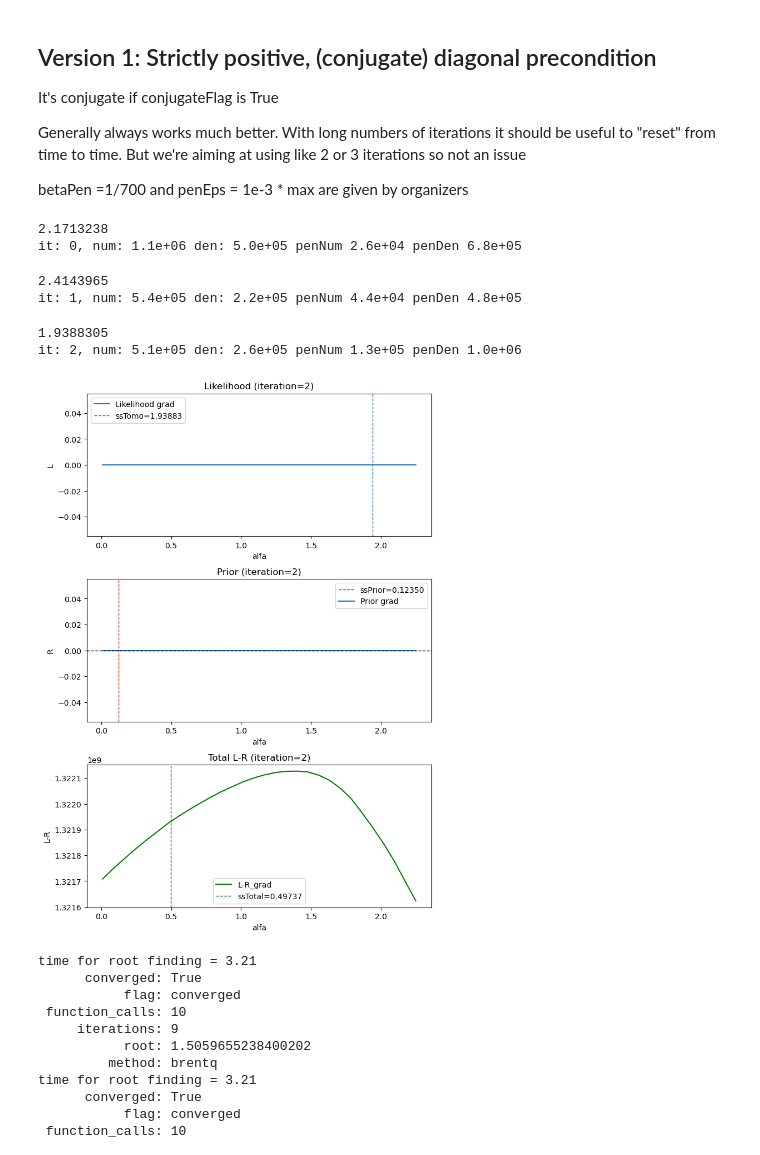
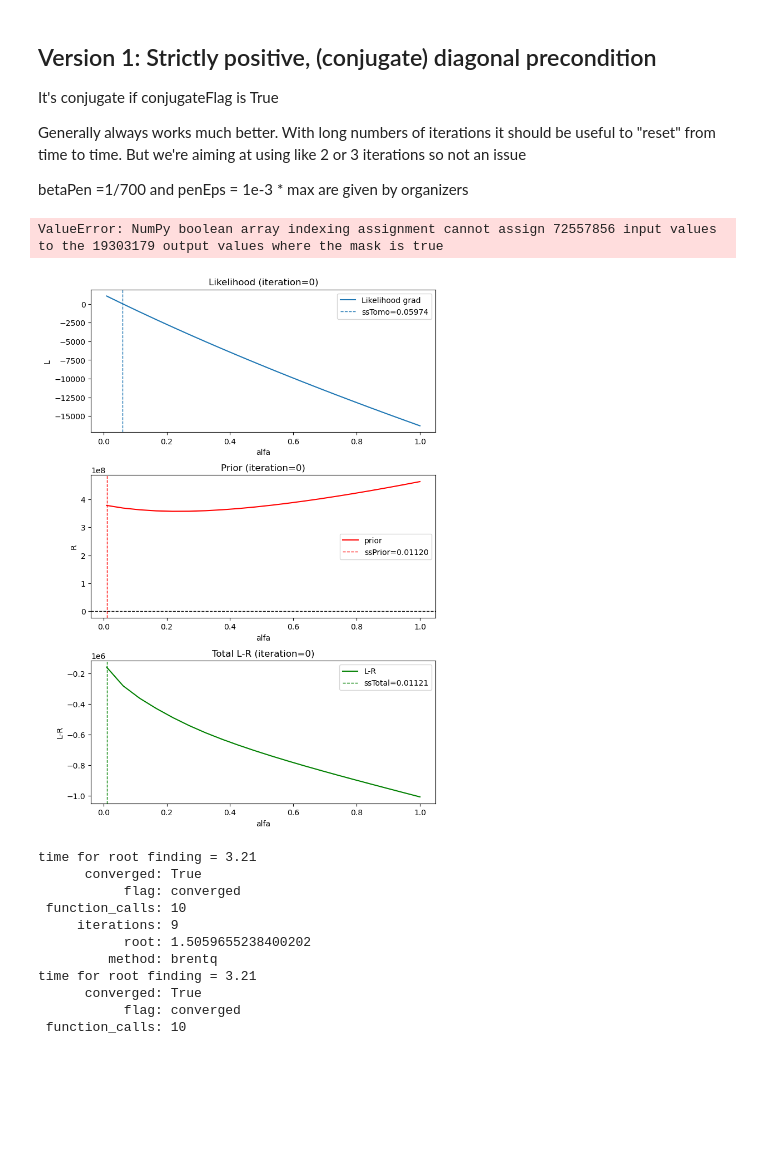
Before and after one commit to SyneRBI/PETRIC-Tomo-Unimib, a Jupyter notebook: Matteo_test.ipynb, the cells around one changed output. Saved outputs shown, nothing was run; the diff lists cells and outputs as text; code cells hidden in the pictures; blank space fills up the shorter version.

Commit message:
working only on Hoffman_dataset

```diff
--- a/Matteo_test.ipynb
+++ b/Matteo_test.ipynb
@@ -14,7 +14,7 @@ import scipy.ndimage as ndi # used to do some processing on the images
 STIR.AcquisitionData.set_storage_scheme('memory')
 # %%
 # path of the folder containing all the needed input data
-data_path = '/mnt/share/petric/NeuroLF_Hoffman_Dataset'
+data_path = '/mnt/share/petric/Siemens_mMR_ACR'
 # %%
 STIR.set_verbosity(1)
 # %% [markdown]
@@ -182,14 +182,19 @@ Generally always works much better. With long numbers of iterations it should be
 
 betaPen =1/700 and penEps = 1e-3 * max are given by organizers
 # %%
-from scipy.optimize import minimize
 
+L_eps=0.0000000001
 #@njit
 def L(alfa,y,y_bar,fp_sdir):
 
-    #y_bar_next=np.abs(y_bar+alfa*fp_sdir) +0.0001
+
     y_bar_next               =  y_bar+alfa*fp_sdir
-    y_bar_next[y_bar_next<=0]=0.1
+    #y_bar_next=np.abs(y_bar_next) +0.0001
+    #y_bar_next[y_bar_next<=0]=L_eps
+    b=addCorr.as_array().flatten()
+    y_bar_next[y_bar_next<b]=b
+
+
 
     return np.sum(y*np.log(y_bar_next) - y_bar_next)
 
@@ -234,11 +239,11 @@ def Fun(alfa,inpImm_,kappa_,eps_,pixS_,sdir,y,y_bar,fp_sdir):
 def L_grad(alfa,y,y_bar,fp_sdir):
 
 
-    #y_bar_next =np.abs(y_bar+alfa*fp_sdir)+0.0001
-
-    #NOT WORKING!!!
     y_bar_next               =  y_bar+alfa*fp_sdir
-    y_bar_next[y_bar_next<=0]=0.1
+    #y_bar_next=np.abs(y_bar_next) +0.0001
+    #y_bar_next[y_bar_next<=0]=L_eps
+    b=addCorr.as_array().flatten()
+    y_bar_next[y_bar_next<b]=b
 
     return np.sum( (y*fp_sdir)/(y_bar_next)-fp_sdir)
 
@@ -290,7 +295,7 @@ def Obj_grad (alfa,y,y_bar,fp_sdir, x_old,kappa_,eps_,pixS_,sdir):
 #PLOTTING
 image.fill(inpImage)
 acq_model.forward(image,out=fwdProj)
-nIt = 3
+nIt = 1
 conjugateFlag = True
 
 recItV_V1 = np.zeros((nIt+1,) + inpImage.shape)
@@ -303,8 +308,8 @@ gradI = image.get_uniform_copy(0)
 pGrad = image.get_uniform_copy(0)
 sDir = image.get_uniform_copy(0)
 
-sampling=30
-alfa= np.linspace(0.01,2.25 , sampling)
+sampling=20
+alfa= np.linspace(0.01,1 , sampling)
 L_values=np.zeros((nIt,sampling))
 L_grad_values=np.zeros((nIt,sampling))
 R_values=np.zeros((nIt,sampling))
@@ -338,12 +343,14 @@ for itIdx in range(nIt):
                 fPsDir.as_array().flatten())
 
 
+
         R_values[itIdx,i]= R(alfa[i],image.as_array(),\
                        kappa.as_array(),penEps,\
                        image.voxel_sizes(),\
                        sDir.as_array())
 
-        '''
+
+
         L_grad_values[itIdx,i]= L_grad(alfa[i],template.as_array().flatten(),\
                                         fwdProj.as_array().flatten(),\
                                         fPsDir.as_array().flatten())
@@ -352,7 +359,8 @@ for itIdx in range(nIt):
                        kappa.as_array(),penEps,\
                        image.voxel_sizes(),\
                        sDir.as_array())
-        '''
+
+
         LR_grad_values[itIdx,i]=Obj_grad(alfa[i],template.as_array().flatten(),\
                                         fwdProj.as_array().flatten(),\
                                         fPsDir.as_array().flatten(),\
@@ -360,6 +368,9 @@ for itIdx in range(nIt):
                                         kappa.as_array(),penEps,\
                                         image.voxel_sizes(),\
                                         sDir.as_array())
+
+
+
 
 
     #Tomo step size
@@ -391,12 +402,7 @@ for itIdx in range(nIt):
 
     recItV_V1[itIdx+1,:,:,:] = image.as_array()
 # %% [output]
-2.1713238
-it: 0, num: 1.1e+06 den: 5.0e+05 penNum 2.6e+04 penDen 6.8e+05
+ValueError: NumPy boolean array indexing assignment cannot assign 72557856 input values to the 19303179 output values where the mask is true
-2.4143965
-it: 1, num: 5.4e+05 den: 2.2e+05 penNum 4.4e+04 penDen 4.8e+05
-1.9388305
-it: 2, num: 5.1e+05 den: 2.6e+05 penNum 1.3e+05 penDen 1.0e+06
 # %%
 show_it=0
 # %%
@@ -413,38 +419,38 @@ axs[0].axvline(x=ssTomo_hist[show_it], linestyle='--', linewidth=1, label=f'ssTo
 axs[0].legend()
 axs[0].set_title(f'Likelihood (iteration={show_it})')
 #axs[0].set_xlim([1.4,1.55])
 #axs[0].set_ylim([-1e7,0.5e7])
 axs[0].set_xlabel('alfa')
 axs[0].set_ylabel('L')
 
 
 
-#axs[1].plot(alfa,R_values[show_it,:],color='red',label='prior')
+axs[1].plot(alfa,R_values[show_it,:],color='red',label='prior')
 axs[1].axvline(x=ssPrior_hist[show_it],color='red', linestyle='--', linewidth=1, label=f'ssPrior={ssPrior_hist[show_it]:.5f}')
 
-axs[1].plot(alfa,R_grad_values[show_it,:],label='Prior grad')
+#axs[1].plot(alfa,R_grad_values[show_it,:],label='Prior grad')
 axs[1].axhline(y=0, linestyle='--',color='black', linewidth=1)
 
 axs[1].legend()
 axs[1].set_title(f'Prior (iteration={show_it})')
 axs[1].set_xlabel('alfa')
 #axs[1].set_xlim([0,0.9])
 #axs[1].set_ylim([2.7e8,2.85e8])
 axs[1].set_ylabel('R')
 
-axs[2].plot(alfa, L_values[show_it,:]-(1/700)*R_values[show_it,:],color='green',label='L-R_grad')
-#axs[2].plot(alfa, LR_grad_values[show_it,:]-(1/700)*R_values[show_it,:],color='green',label='L-R')
+#axs[2].plot(alfa, L_values[show_it,:]-(1/700)*R_values[show_it,:],color='green',label='L-R_grad')
+axs[2].plot(alfa, LR_grad_values[show_it,:]-(1/700)*R_values[show_it,:],color='green',label='L-R')
 axs[2].axvline(x=ssTot_hist[show_it],color='green', linestyle='--', linewidth=1, label=f'ssTotal={ssTot_hist[show_it]:.5f}')
 axs[2].legend()
 axs[2].set_title(f'Total L-R (iteration={show_it})')
 axs[2].set_xlabel('alfa')
 #axs[2].set_xlim([0,0.9])
 #axs[2].set_ylim([1.235e9,1.246e9])
 axs[2].set_ylabel('L-R')
 
 show_it +=1
 # %% [output]
-[figure, old version]
+[figure, new version]
 # %%
 #STEP SIZE Computation
 image.fill(inpImage)
```
Also changed, not shown: parts of 2 cells of this notebook, 2 other files.
